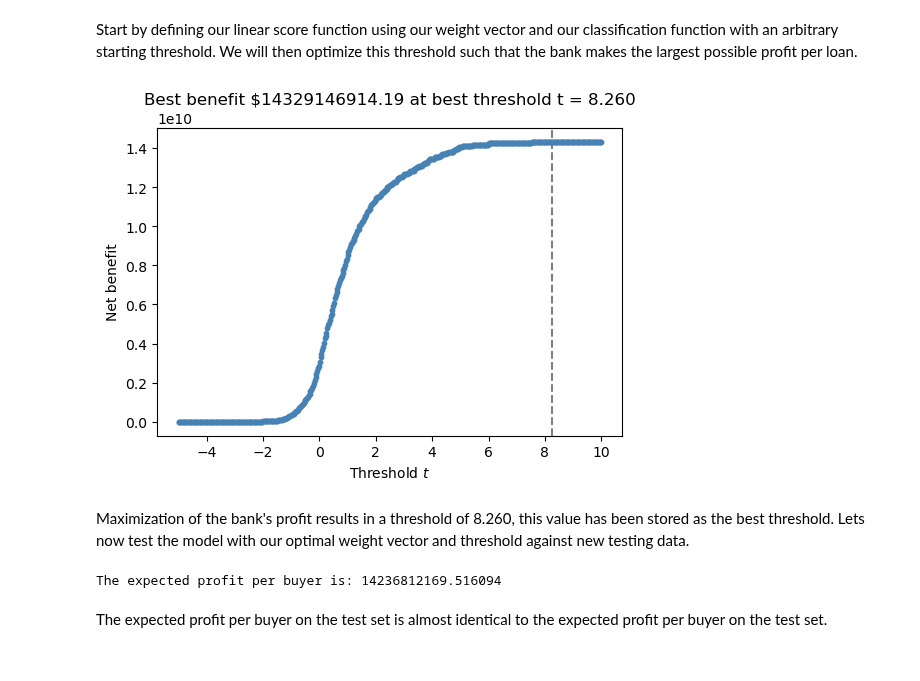
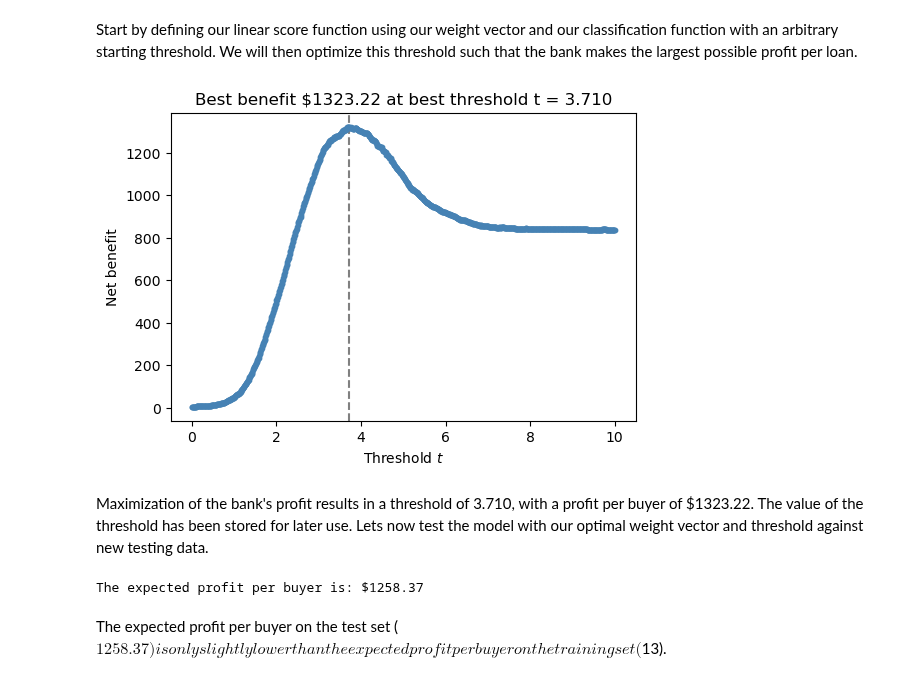
Before and after one commit to Nibsquatch/Nibsquatch.github.io, a Jupyter notebook: posts/Blog 2/index.ipynb, the cells around one changed output. Drawn from its saved outputs; the diff is of its cells as text; code cells hidden in the pictures.

```diff
--- a/posts/Blog 2/index.ipynb
+++ b/posts/Blog 2/index.ipynb
@@ -22,6 +22,7 @@ warnings.filterwarnings('ignore')
 url = "https://raw.githubusercontent.com/PhilChodrow/ml-notes/main/data/credit-risk/train.csv"
 df_train = pd.read_csv(url)
 df_train = df_train.dropna()
+df_train["loan_int_rate"] = df_train["loan_int_rate"] / 100
 
 # make a copy to use and view that data
 df_ = df_train.copy()
@@ -230,5 +231,6 @@ print("Cross validation for the selected predictors: " + str(cv_scores_LR))
 
 # store the weight coefficients for this model to build our linear score function
 w = m_real.coef_
-w = w.reshape(6,1)
+s = w.shape
+w = w.reshape(s[1], s[0])
 # %% [output]
@@ -256,42 +258,44 @@ def predict(score, threshold, df):
 # pull out model data
 X_model = X_train.copy()
 
 # initialize the benefit column
 X_model["benefit"] = 0
 
 best_benefit = 0
 best_threshold = 0
 
 scores = score(X_model[true_predictors], w)
 
 fig, ax = plt.subplots(1, 1, figsize = (6, 4))
-for t in np.linspace(-5, 10, 501):
+for t in np.linspace(0, 10, 1001):
     X_model["y_pred"] = scores >= t
 
     X_model["tn"] = (X_model["y_pred"] == 0) & (y_train == 0)
     X_model["fn"] = (X_model["y_pred"] == 0) & (y_train == 1)
 
     X_model["benefit"][X_model["tn"]] = X_model["loan_amnt"] * (1 + 0.25 * X_model["loan_int_rate"]) ** 10 - X_model["loan_amnt"]
     X_model["benefit"][X_model["fn"]] = X_model["loan_amnt"] * (1 + 0.25 * X_model["loan_int_rate"]) ** 3 - 1.7 * X_model["loan_amnt"]
 
     average_benefit = np.sum(X_model["benefit"]) / len(X_model)
 
     ax.scatter(t, average_benefit, color = "steelblue", s = 10)
     if average_benefit > best_benefit:
         best_benefit = average_benefit
         best_threshold = t
 
 ax.axvline(best_threshold, linestyle = "--", color = "grey", zorder = -10)
 labs = ax.set(xlabel = r"Threshold $t$", ylabel = "Net benefit", title = f"Best benefit ${best_benefit:.2f} at best threshold t = {best_threshold:.3f}")
 # %% [output]
-[figure, old version]
+[figure, new version]
 # %% [markdown]
-Maximization of the bank's profit results in a threshold of 8.260, this value has been stored as the best threshold. Lets now test the model with our optimal weight vector and threshold against new testing data.
+Maximization of the bank's profit results in a threshold of 3.710, with a profit per buyer of $1323.22. The value of the threshold has been stored for later use. Lets now test the model with our optimal weight vector and threshold against new testing data.
 # %%
 url = "https://raw.githubusercontent.com/PhilChodrow/ml-notes/main/data/credit-risk/test.csv"
 df_test = pd.read_csv(url)
 
 df_test = df_test.dropna()
+df_test["loan_int_rate"] = df_test["loan_int_rate"]  /100
+
 # Create binary indicators for past defaults
 df_test["past_default_yes"] = df_test["cb_person_default_on_file"] == "Y"
 df_test["past_default_no"] = df_test["cb_person_default_on_file"] == "N"
@@ -320,8 +324,8 @@ df_test["benefit"][df_test["tn"]] = df_test["loan_amnt"] * (1 + 0.25 * df_test["
 df_test["benefit"][df_test["fn"]] = df_test["loan_amnt"] * (1 + 0.25 * df_test["loan_int_rate"]) ** 3 - 1.7 * df_test["loan_amnt"]
 
 average_benefit = np.sum(df_test["benefit"]) / len(df_test)
-print("The expected profit per buyer is: " + str(average_benefit))
+print("The expected profit per buyer is: $" + str(round(average_benefit, 2)))
 # %% [output]
-The expected profit per buyer is: 14236812169.516094
+The expected profit per buyer is: $1258.37
 # %% [markdown]
-The expected profit per buyer on the test set is almost identical to the expected profit per buyer on the test set.
+The expected profit per buyer on the test set ($1258.37) is only slightly lower than the expected profit per buyer on the training set ($13).
```
Also changed, not shown: parts of 2 cells of this notebook, 4 other files.
